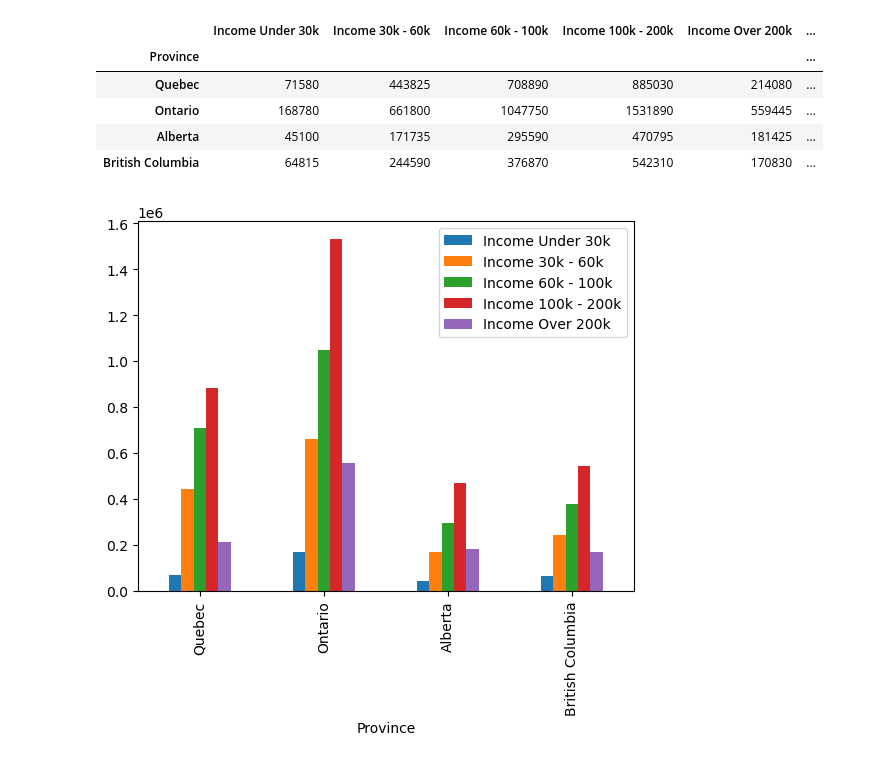
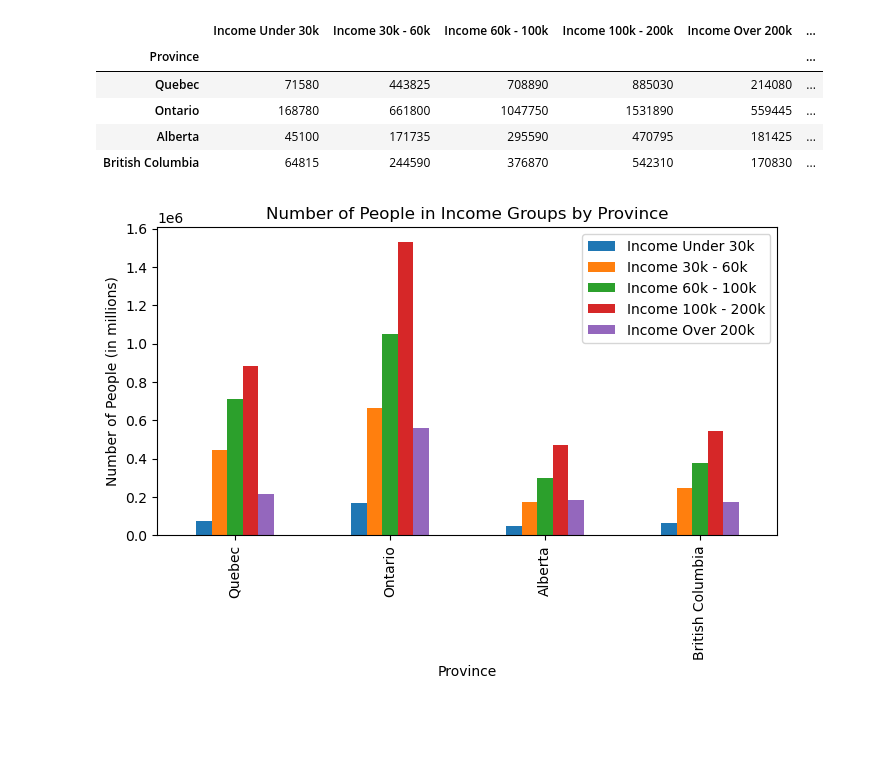
Before and after one commit to BehnooshNasri/project_one, a Jupyter notebook: Esi_Income_Analysis.ipynb, the cells around one changed output. Saved outputs shown, nothing was run; the diff lists cells and outputs as text; code cells hidden in the pictures; blank space fills up the shorter version.

Commit message:
Updated graphs and created png files

```diff
--- a/Esi_Income_Analysis.ipynb
+++ b/Esi_Income_Analysis.ipynb
@@ -34,9 +37,12 @@ grad_school_clean
 | 2 | Earned doctorate | 279,665 | 63,275 | 119,120 | 27,315 | 43,440 |
 | 3 | Total | 2,234,375 | 467,825 | 996,085 | 215,435 | 340,570 |
 # %%
+# Rename columns to more relevant names and set index
 grad_school_df = grad_school_clean.rename(columns={'Highest certificate, diploma or degree': 'Highest Education'})
 grad_school_df = grad_school_df.set_index('Highest Education')
-grad_school_clean_df = grad_school_df.rename(index={'Degree in medicine, dentistry, veterinary medicine or optometry': 'Medical degree'})
+grad_school_clean_df = grad_school_df.rename(index={'Degree in medicine, dentistry, veterinary medicine or optometry': 'Medical Degree',
+                                                    "Master's degree": "Master's Degree",
+                                                    'Earned doctorate ': 'Earned Doctorate'})
 grad_school_clean_df
 # %% [output]
 |  | Canada | Quebec | Ontario | Alberta | British Columbia |
@@ -135,12 +141,18 @@ combined_df
 | Alberta | 45100 | 171735 | 295590 | 470795 | 181425 | ... |
 | British Columbia | 64815 | 244590 | 376870 | 542310 | 170830 | ... |
 # %%
-# plot graphs
+# Question 1: How is income distributed across the four Provinces? Plot a graph to show this.
+income_graph = combined_df[['Income Under 30k', 'Income 30k - 60k', 'Income 60k - 100k',
+                            'Income 100k - 200k', 'Income Over 200k']]
+income_graph.plot(kind='bar', figsize= (8, 4),
+                 title = 'Number of People in Income Groups by Province',
+                 xlabel = 'Province',
+                 ylabel = 'Number of People (in millions)')
 
-income_graph = combined_df[['Income Under 30k', 'Income 30k - 60k', 'Income 60k - 100k', 'Income 100k - 200k', 'Income Over 200k']]
-income_graph.plot(kind='bar')
+# Save as image
+plt.savefig('output_income/Income_Distribution.png')
 
 plt.show()
 # %% [output]
-[figure, old version]
+[figure, new version]
 # %%
```
Also changed, not shown: parts of 15 cells of this notebook, 4 other files.
